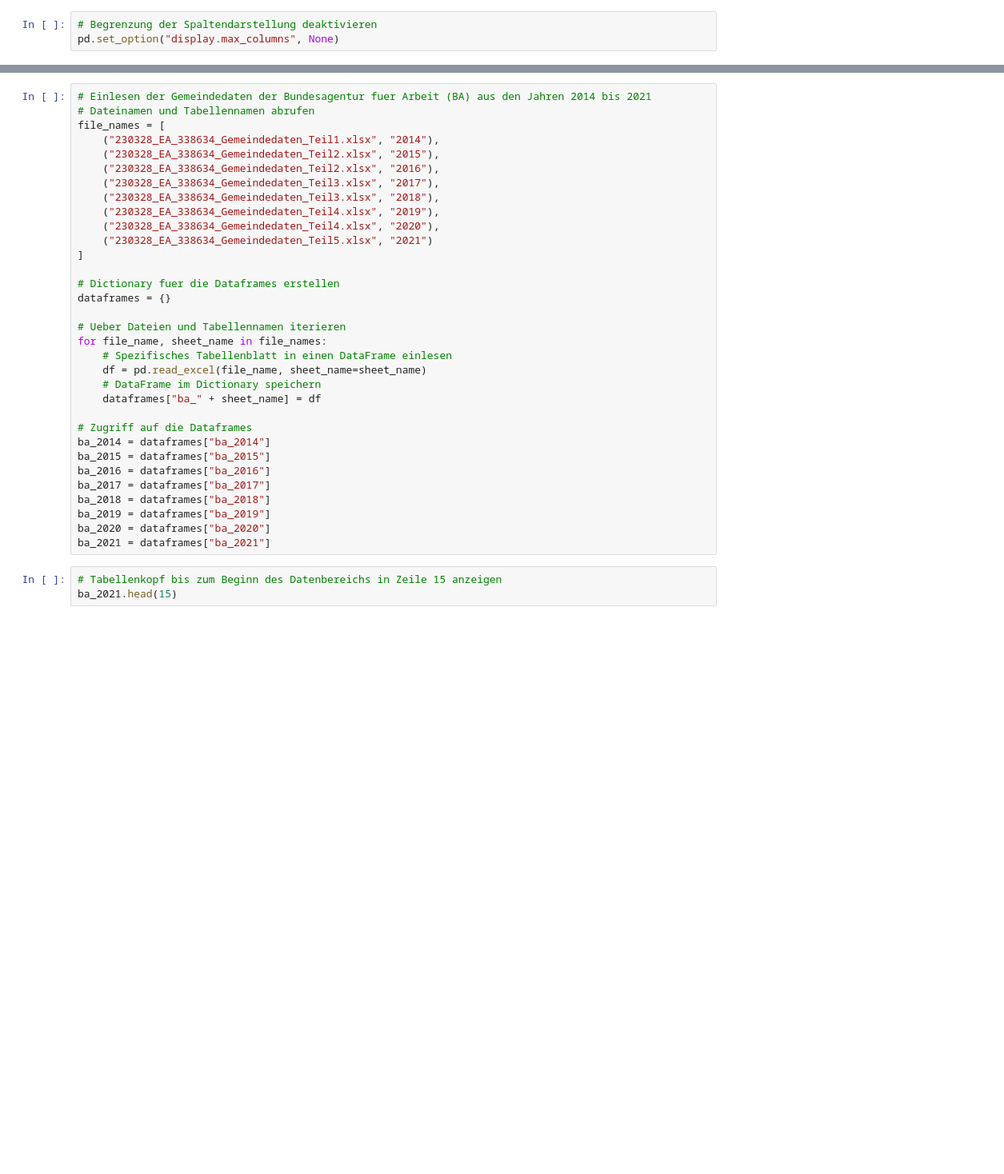
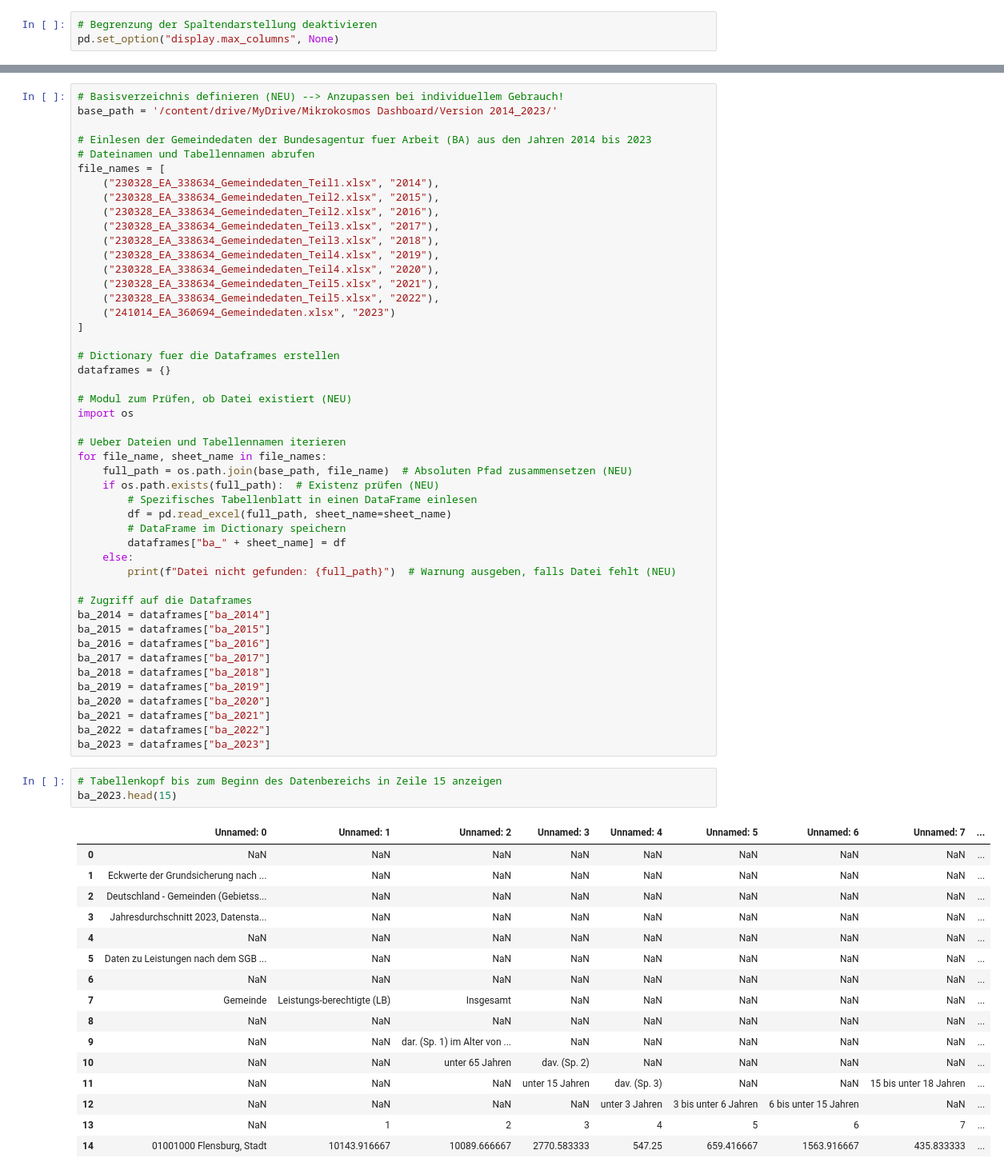
Before and after one commit to KoordinierungsstelleBildungsmonitoring/mikrokosmos, a Jupyter notebook: aufbereitung_mikrokosmos.ipynb, the cells around one changed output, grey strips where cells are left out. Shown: that part at 80% size. Drawn from its saved outputs; the diff is of its cells as text; blank space fills up the shorter version.

```diff
--- a/aufbereitung_mikrokosmos.ipynb
+++ b/aufbereitung_mikrokosmos.ipynb
@@ -38,5 +106,8 @@ pd.set_option("display.max_columns", None)
 # %%
-# Einlesen der Gemeindedaten der Bundesagentur fuer Arbeit (BA) aus den Jahren 2014 bis 2021
+# Basisverzeichnis definieren (NEU) --> Anzupassen bei individuellem Gebrauch!
+base_path = '/content/drive/MyDrive/Mikrokosmos Dashboard/Version 2014_2023/'
+
+# Einlesen der Gemeindedaten der Bundesagentur fuer Arbeit (BA) aus den Jahren 2014 bis 2023
 # Dateinamen und Tabellennamen abrufen
 file_names = [
     ("230328_EA_338634_Gemeindedaten_Teil1.xlsx", "2014"),
@@ -46,18 +117,27 @@ file_names = [
     ("230328_EA_338634_Gemeindedaten_Teil3.xlsx", "2018"),
     ("230328_EA_338634_Gemeindedaten_Teil4.xlsx", "2019"),
     ("230328_EA_338634_Gemeindedaten_Teil4.xlsx", "2020"),
-    ("230328_EA_338634_Gemeindedaten_Teil5.xlsx", "2021")
+    ("230328_EA_338634_Gemeindedaten_Teil5.xlsx", "2021"),
+    ("230328_EA_338634_Gemeindedaten_Teil5.xlsx", "2022"),
+    ("241014_EA_360694_Gemeindedaten.xlsx", "2023")
 ]
 
 # Dictionary fuer die Dataframes erstellen
 dataframes = {}
 
+# Modul zum Prüfen, ob Datei existiert (NEU)
+import os
+
 # Ueber Dateien und Tabellennamen iterieren
 for file_name, sheet_name in file_names:
-    # Spezifisches Tabellenblatt in einen DataFrame einlesen
-    df = pd.read_excel(file_name, sheet_name=sheet_name)
-    # DataFrame im Dictionary speichern
-    dataframes["ba_" + sheet_name] = df
+    full_path = os.path.join(base_path, file_name)  # Absoluten Pfad zusammensetzen (NEU)
+    if os.path.exists(full_path):  # Existenz prüfen (NEU)
+        # Spezifisches Tabellenblatt in einen DataFrame einlesen
+        df = pd.read_excel(full_path, sheet_name=sheet_name)
+        # DataFrame im Dictionary speichern
+        dataframes["ba_" + sheet_name] = df
+    else:
+        print(f"Datei nicht gefunden: {full_path}")  # Warnung ausgeben, falls Datei fehlt (NEU)
 
 # Zugriff auf die Dataframes
 ba_2014 = dataframes["ba_2014"]
@@ -68,9 +148,28 @@ ba_2018 = dataframes["ba_2018"]
 ba_2019 = dataframes["ba_2019"]
 ba_2020 = dataframes["ba_2020"]
 ba_2021 = dataframes["ba_2021"]
+ba_2022 = dataframes["ba_2022"]
+ba_2023 = dataframes["ba_2023"]
 # %%
 # Tabellenkopf bis zum Beginn des Datenbereichs in Zeile 15 anzeigen
-ba_2021.head(15)
+ba_2023.head(15)
+# %% [output]
+|  | Unnamed: 0 | Unnamed: 1 | Unnamed: 2 | Unnamed: 3 | Unnamed: 4 | Unnamed: 5 | Unnamed: 6 | Unnamed: 7 | ... |
+| 0 | NaN | NaN | NaN | NaN | NaN | NaN | NaN | NaN | ... |
+| 1 | Eckwerte der Grundsicherung nach ... | NaN | NaN | NaN | NaN | NaN | NaN | NaN | ... |
+| 2 | Deutschland - Gemeinden (Gebietss... | NaN | NaN | NaN | NaN | NaN | NaN | NaN | ... |
+| 3 | Jahresdurchschnitt 2023, Datensta... | NaN | NaN | NaN | NaN | NaN | NaN | NaN | ... |
+| 4 | NaN | NaN | NaN | NaN | NaN | NaN | NaN | NaN | ... |
+| 5 | Daten zu Leistungen nach dem SGB ... | NaN | NaN | NaN | NaN | NaN | NaN | NaN | ... |
+| 6 | NaN | NaN | NaN | NaN | NaN | NaN | NaN | NaN | ... |
+| 7 | Gemeinde | Leistungs-berechtigte (LB) | Insgesamt | NaN | NaN | NaN | NaN | NaN | ... |
+| 8 | NaN | NaN | NaN | NaN | NaN | NaN | NaN | NaN | ... |
+| 9 | NaN | NaN | dar. (Sp. 1) im Alter von ... | NaN | NaN | NaN | NaN | NaN | ... |
+| 10 | NaN | NaN | unter 65 Jahren | dav. (Sp. 2) | NaN | NaN | NaN | NaN | ... |
+| 11 | NaN | NaN | NaN | unter 15 Jahren | dav. (Sp. 3) | NaN | NaN | 15 bis unter 18 Jahren | ... |
+| 12 | NaN | NaN | NaN | NaN | unter 3 Jahren | 3 bis unter 6 Jahren | 6 bis unter 15 Jahren | NaN | ... |
+| 13 | NaN | 1 | 2 | 3 | 4 | 5 | 6 | 7 | ... |
+| 14 | 01001000 Flensburg, Stadt | 10143.916667 | 10089.666667 | 2770.583333 | 547.25 | 659.416667 | 1563.916667 | 435.833333 | ... |
 # %% [markdown]
 # 1. BA-Daten umformen
 
```
Also changed, not shown: parts of 63 cells of this notebook.
